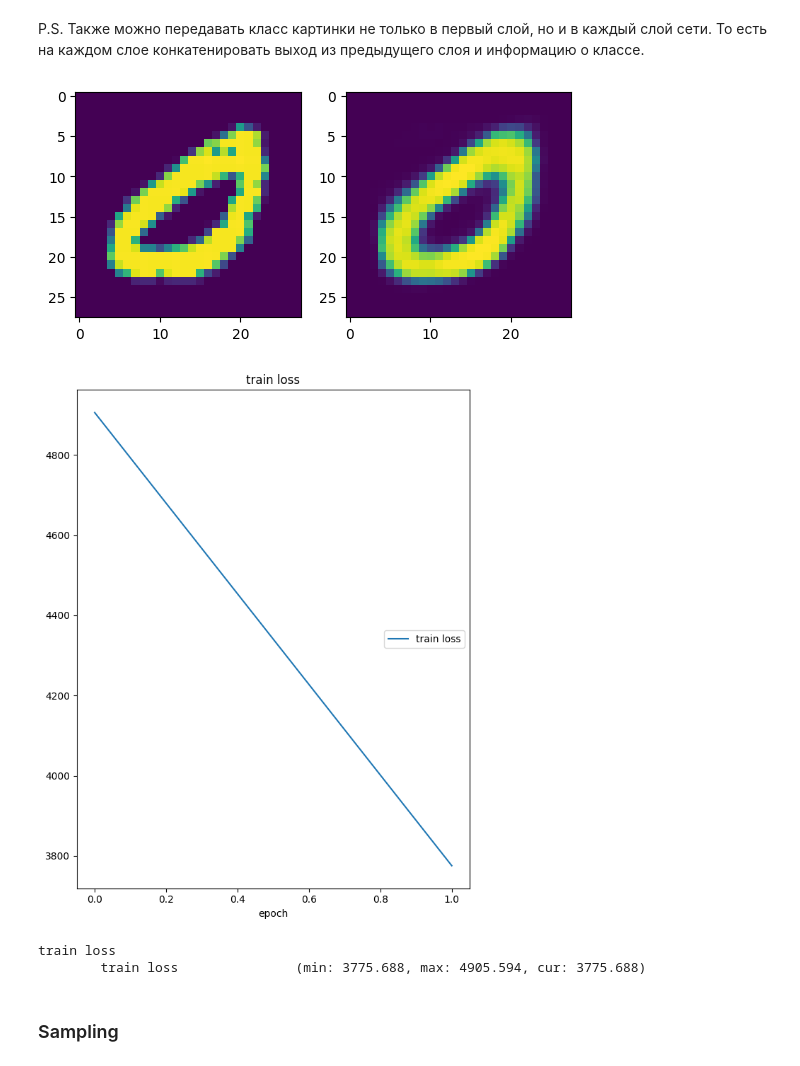
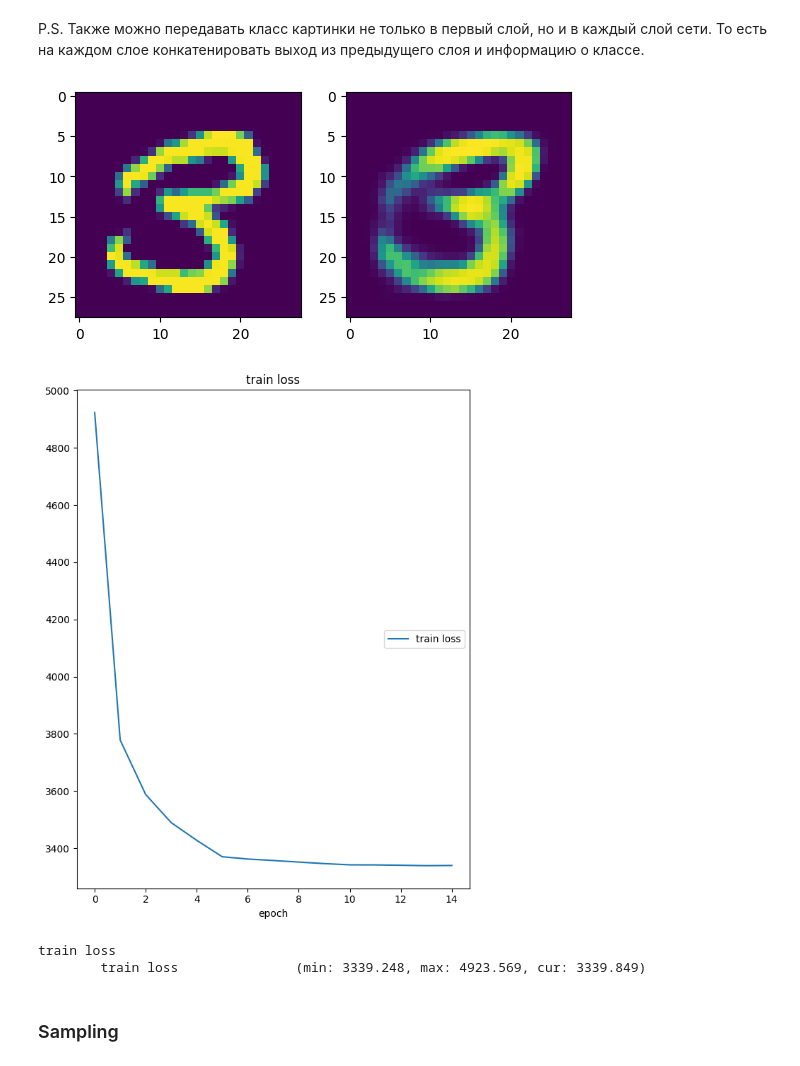
Before and after one commit to cehkop/Deep_learning_school_MIPT, a Jupyter notebook: homework/autoencoders.ipynb, the cells around one changed output. Drawn from its saved outputs; the diff is of its cells as text; code cells hidden in the pictures.

```diff
--- a/homework/autoencoders.ipynb
+++ b/homework/autoencoders.ipynb
@@ -298,7 +307,7 @@ class Autoencoder(nn.Module):
         return generated
 # %%
 model = Autoencoder(base_channel_size = 32,
-                    latent_dim = 128)
+                    latent_dim = 256)
 # define loss, optimizer and learning rate scheduler
 criterion = nn.MSELoss(reduction='mean')
 optimizer = optim.Adam(model.parameters(), lr=3e-4)
@@ -416,6 +427,7 @@ mu = 1.373, std = 1.215
 # %%
-# сгенерируем 10 рандомных векторов размера latent_space
-z = np.array([np.random.normal(mu, std, 128) for i in range(4)])
+# сгенерируем 8 рандомных векторов размера latent_space
+# z = np.array([np.random.normal(mu, std, 256) for i in range(8)])  # не работает
+z = np.array([np.random.normal(25, 5, 256) for i in range(8)])
 output = model.sample(torch.FloatTensor(z).to(device))
 
 plt.figure(figsize=(18, 18))
@@ -632,7 +637,7 @@ scheduler = torch.optim.lr_scheduler.StepLR(optimizer,
                                             gamma=0.1)
 
 device = torch.device('cuda') if torch.cuda.is_available() else torch.device('cpu')
-n_epochs = 10
+n_epochs = 15
 train_losses = []
 val_losses = []
 model.to(device)
@@ -920,45 +912,44 @@ scheduler = torch.optim.lr_scheduler.StepLR(optimizer,
                                             gamma=0.1)
 
 device = torch.device('cuda') if torch.cuda.is_available() else torch.device('cpu')
-n_epochs = 10
+n_epochs = 15
 train_losses = []
 val_losses = []
 model.to(device)
 
 liveloss = PlotLosses()
 logs={}
 
 for epoch in tqdm(range(n_epochs), leave=False):
     model.train()
     train_losses_per_epoch = []
     for batch in tqdm(train_loader, leave=False):
         optimizer.zero_grad()
 
         reconstruction, mu, logsigma = model(batch[0].to(device), batch[1].to(device))
-        print()
         reconstruction = reconstruction.view(-1, 1, 28, 28)
         loss = criterion(batch[0].to(device).float(), mu, logsigma, reconstruction)
         loss.backward()
         optimizer.step()
         train_losses_per_epoch.append(loss.item())
 
     train_losses.append(np.mean(train_losses_per_epoch))
 
     plt.subplot(1, 2, 1)
     plt.imshow(batch[0][0].cpu().view(28, 28, -1))
     plt.subplot(1, 2, 2)
     plt.imshow(reconstruction[0][0].detach().cpu().view(28, 28, -1))
 
     scheduler.step()
 
     logs['train loss'] = np.mean(train_losses_per_epoch)
     liveloss.update(logs)
     liveloss.send()
 # %% [output]
-[figure, old version]
+[figure, new version]
-[figure, old version]
+[figure, new version]
 train loss
-        train loss               (min: 3775.688, max: 4905.594, cur: 3775.688)
+        train loss               (min: 3339.248, max: 4923.569, cur: 3339.849)
 # %% [markdown]
 ### Sampling
 # %% [markdown]
```
Also changed, not shown: parts of 38 cells of this notebook.
